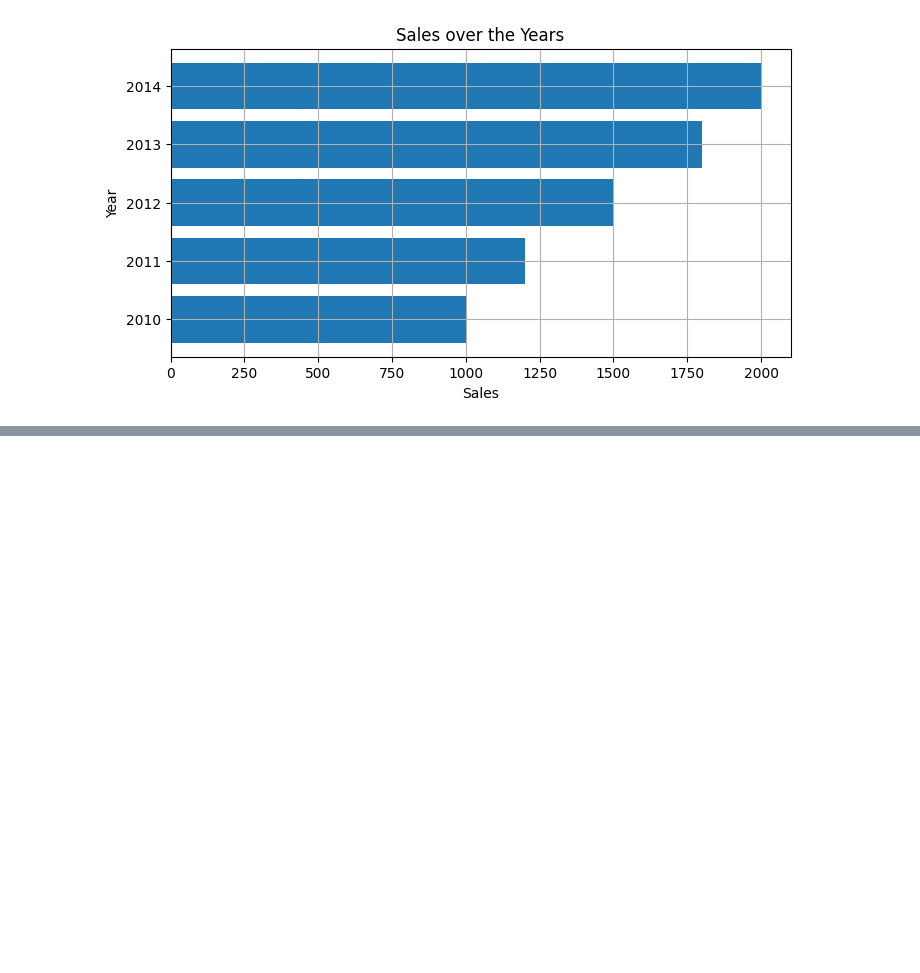
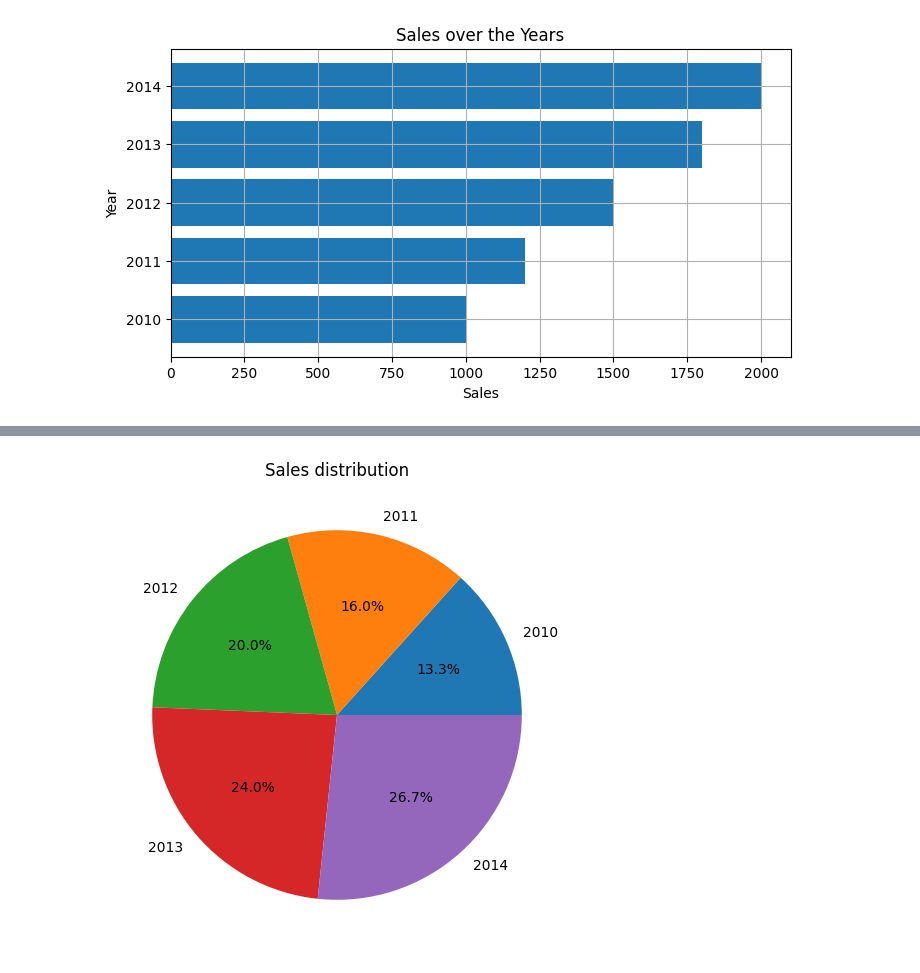
Before and after one commit to rvigneshwaran/datascience-implementations, a Jupyter notebook: 01-data-science-fundamentals/04-pandas-demonstration/10-data-visualizations-mathplotlib.ipynb, the cells around one changed output, grey strips where cells are left out. Cells and saved outputs as stored; diff of their text form; code cells hidden in the pictures; blank space fills up the shorter version.

```diff
--- a/01-data-science-fundamentals/04-pandas-demonstration/10-data-visualizations-mathplotlib.ipynb
+++ b/01-data-science-fundamentals/04-pandas-demonstration/10-data-visualizations-mathplotlib.ipynb
@@ -69,0 +83,8 @@ plt.show()
+# %%
+# Example 7: Pie chart of Sales distribution
+plt.figure(figsize=(6, 6))
+plt.pie(df['Sales'], labels=df['Year'], autopct='%1.1f%%')
+plt.title('Sales distribution')
+plt.show()
+# %% [output]
+[figure, added]
```
Also changed, not shown: parts of 4 cells of this notebook.
